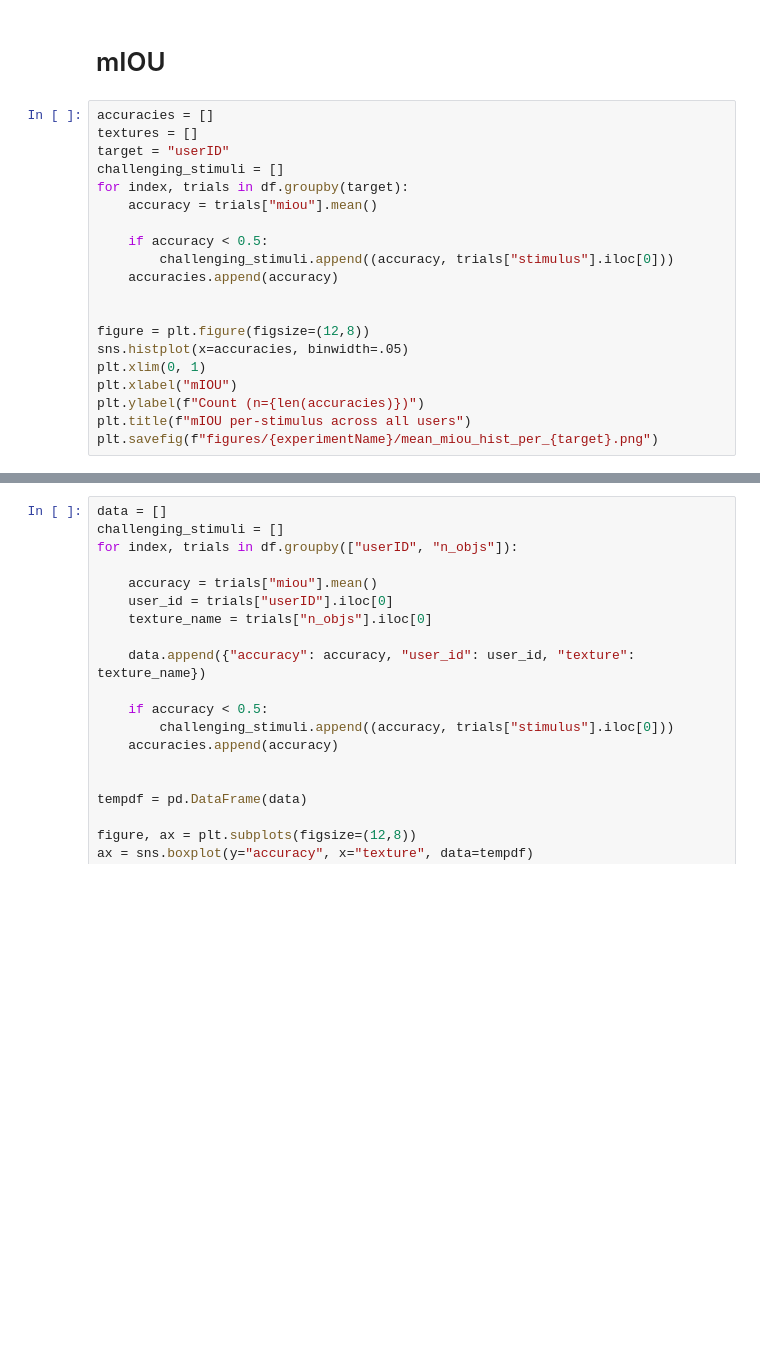
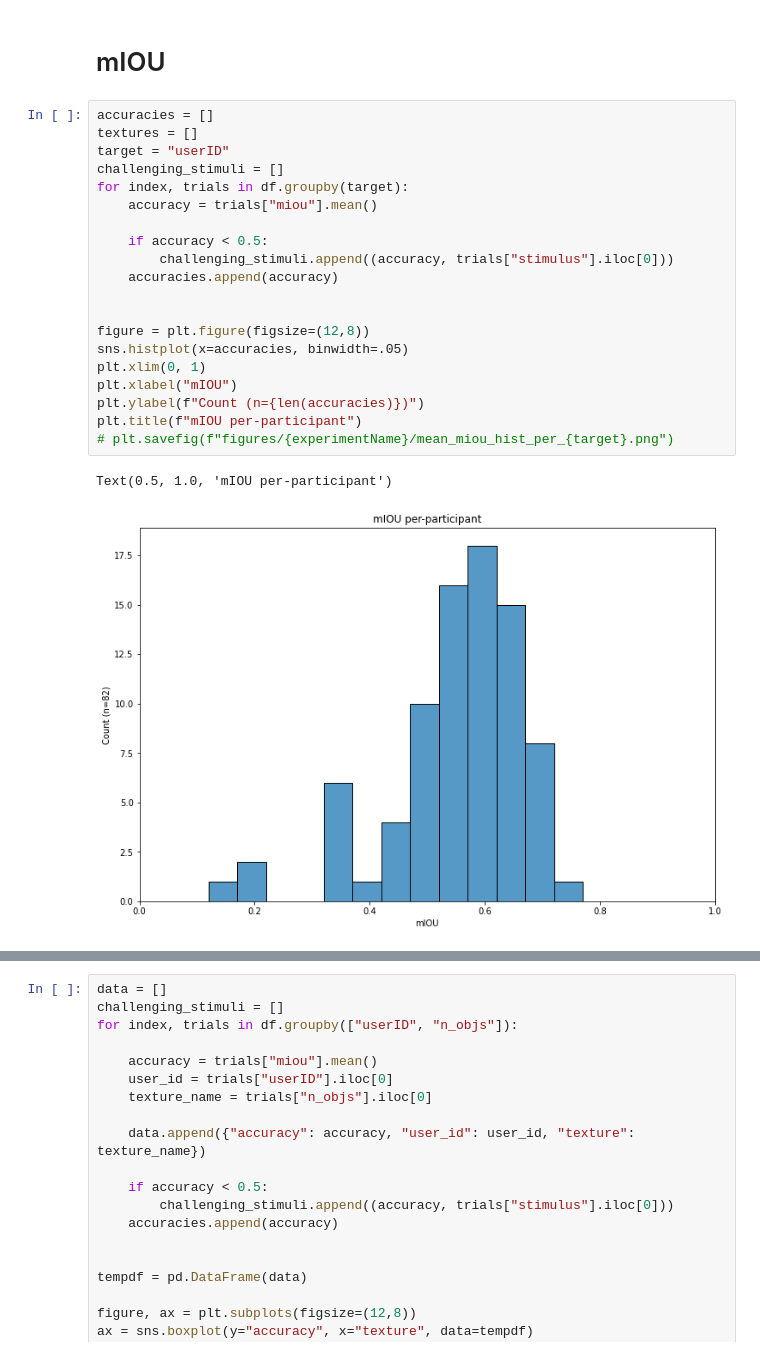
Before and after one commit to yifr/mlve, a Jupyter notebook: analysis/gestalt_static_localization_analysis.ipynb, the cells around one changed output, grey strips where cells are left out. Cells and saved outputs as stored; diff of their text form; blank space fills up the shorter version.

```diff
--- a/analysis/gestalt_static_localization_analysis.ipynb
+++ b/analysis/gestalt_static_localization_analysis.ipynb
@@ -363,23 +454,26 @@ plt.title(f"Accuracy by texture type across users")
 # %%
 accuracies = []
 textures = []
 target = "userID"
 challenging_stimuli = []
 for index, trials in df.groupby(target):
     accuracy = trials["miou"].mean()
 
     if accuracy < 0.5:
         challenging_stimuli.append((accuracy, trials["stimulus"].iloc[0]))
     accuracies.append(accuracy)
 
 
 figure = plt.figure(figsize=(12,8))
 sns.histplot(x=accuracies, binwidth=.05)
 plt.xlim(0, 1)
 plt.xlabel("mIOU")
 plt.ylabel(f"Count (n={len(accuracies)})")
-plt.title(f"mIOU per-stimulus across all users")
-plt.savefig(f"figures/{experimentName}/mean_miou_hist_per_{target}.png")
+plt.title(f"mIOU per-participant")
+# plt.savefig(f"figures/{experimentName}/mean_miou_hist_per_{target}.png")
+# %% [output]
+Text(0.5, 1.0, 'mIOU per-participant')
+[figure, added]
 # %%
 accuracies = []
 textures = []
```
Also changed, not shown: parts of 20 cells of this notebook, 4 other files.
